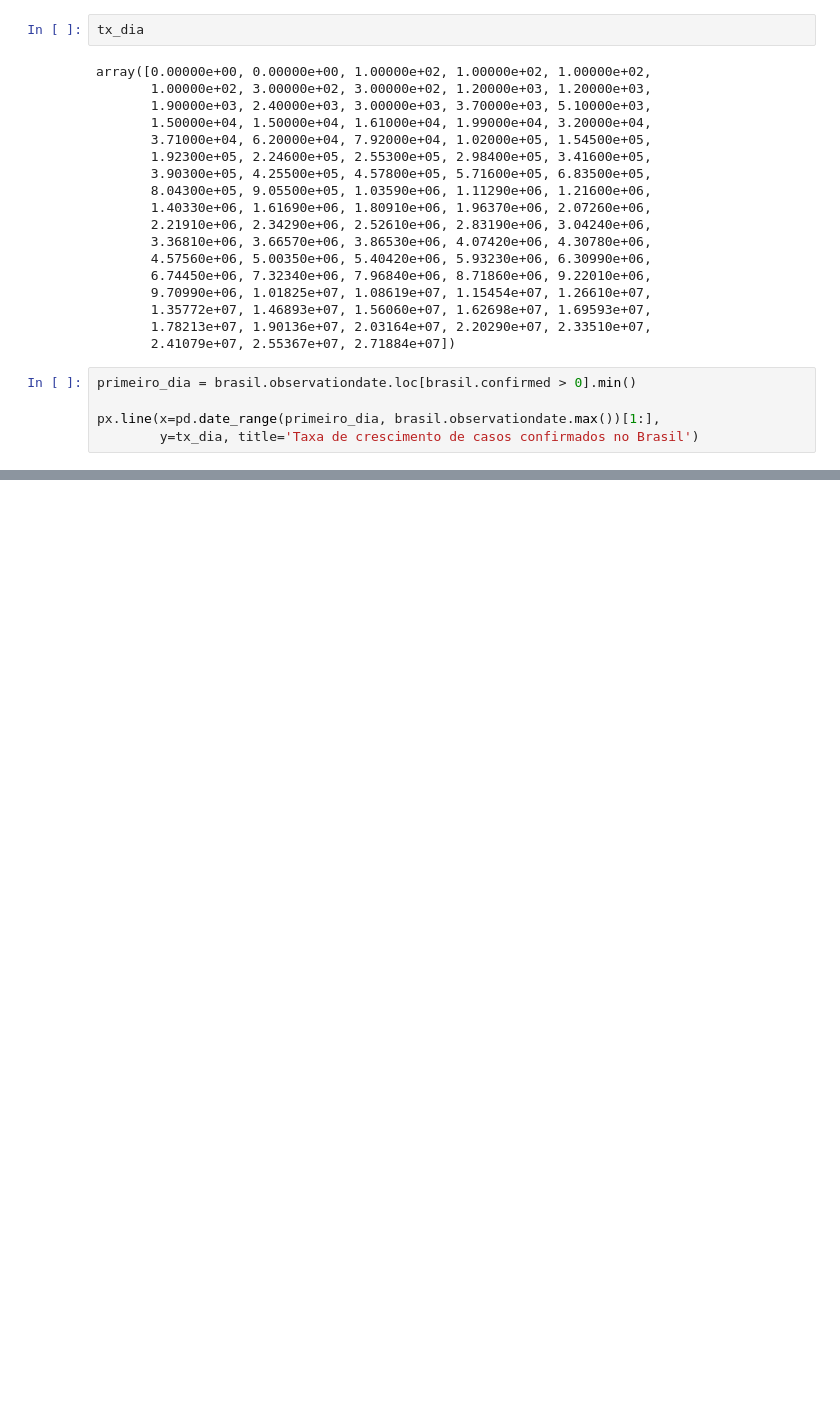
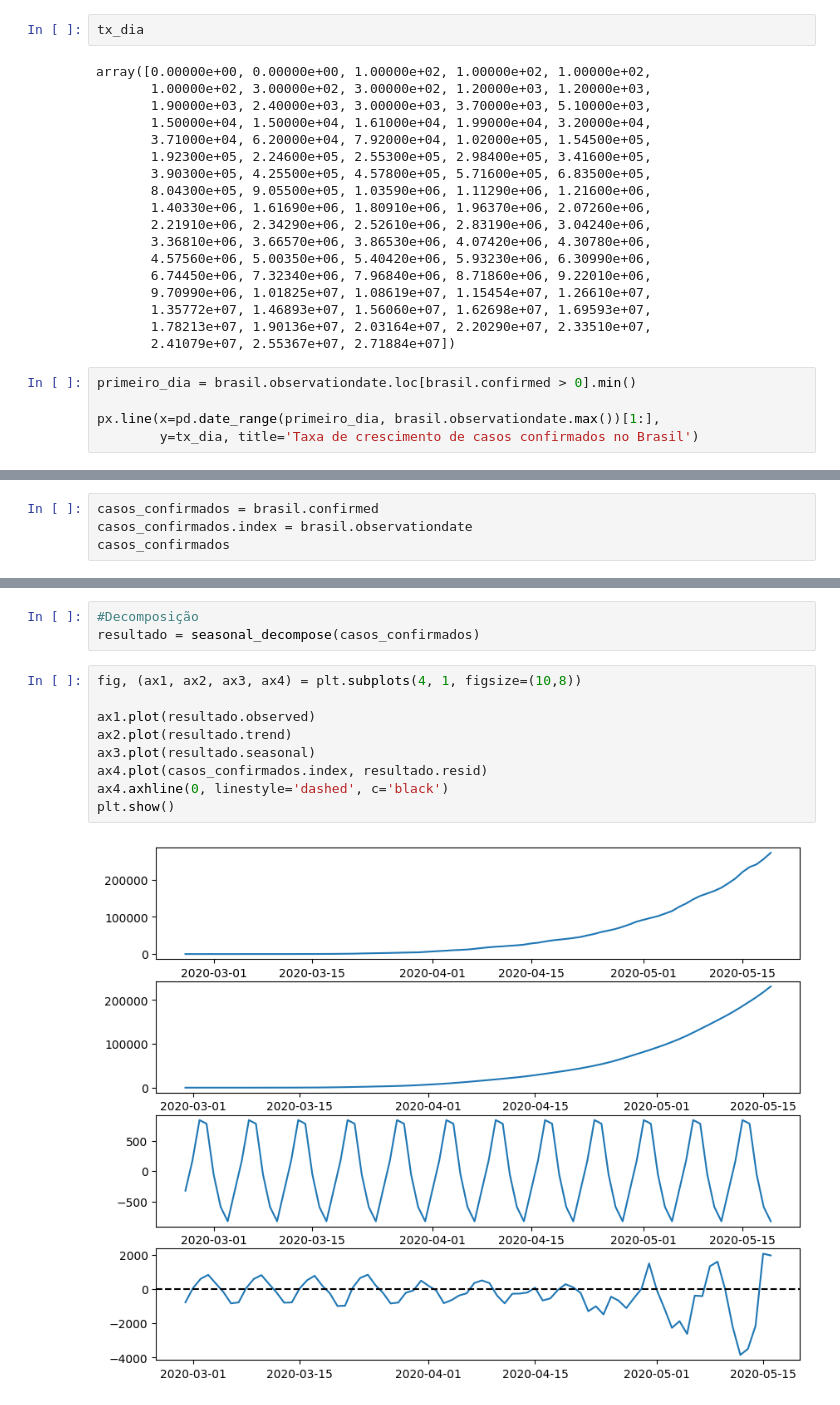
Before and after one commit to cglima/bootcamp-ciencia-dados-unimedbh, a Jupyter notebook: python-machine-learning-covid19-evolucao/analise-covid.ipynb, the cells around one changed output, grey strips where cells are left out. Saved outputs shown, nothing was run; the diff lists cells and outputs as text; blank space fills up the shorter version.

```diff
--- a/python-machine-learning-covid19-evolucao/analise-covid.ipynb
+++ b/python-machine-learning-covid19-evolucao/analise-covid.ipynb
@@ -278,0 +284,4 @@ px.line(x=pd.date_range(primeiro_dia, brasil.observationdate.max())[1:],
+# %%
+casos_confirmados = brasil.confirmed
+casos_confirmados.index = brasil.observationdate
+casos_confirmados
@@ -278,0 +302,14 @@ px.line(x=pd.date_range(primeiro_dia, brasil.observationdate.max())[1:],
+# %%
+#Decomposição
+resultado = seasonal_decompose(casos_confirmados)
+# %%
+fig, (ax1, ax2, ax3, ax4) = plt.subplots(4, 1, figsize=(10,8))
+
+ax1.plot(resultado.observed)
+ax2.plot(resultado.trend)
+ax3.plot(resultado.seasonal)
+ax4.plot(casos_confirmados.index, resultado.resid)
+ax4.axhline(0, linestyle='dashed', c='black')
+plt.show()
+# %% [output]
+[figure, added]
```
Also changed, not shown: parts of 3 cells of this notebook.
